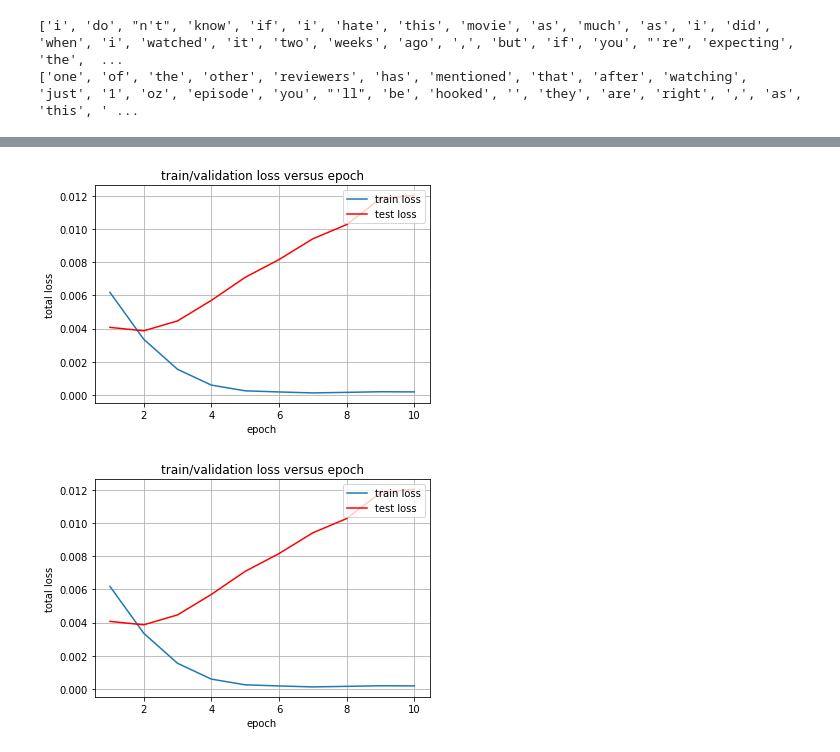
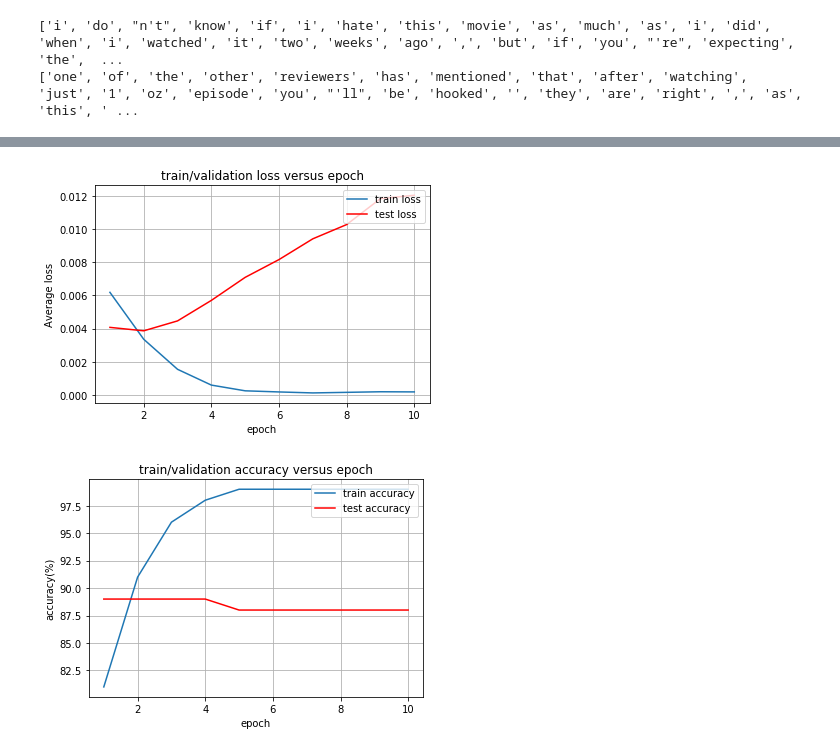
Before and after one commit to leohsuofnthu/Pytorch-TextCNN, a Jupyter notebook: textCNN_IMDB.ipynb, the cells around one changed output, grey strips where cells are left out. Saved outputs shown, nothing was run; the diff lists cells and outputs as text; code cells hidden in the pictures.

```diff
--- a/textCNN_IMDB.ipynb
+++ b/textCNN_IMDB.ipynb
@@ -254,27 +254,27 @@ Valid Epoch: 10          Loss: 0.012055357194940249      Accuracy: 88%
 # %%
     #plot train/validation loss versus epoch
     x = list(range(1, 10+1))
     plt.figure()
     plt.title("train/validation loss versus epoch")
     plt.xlabel("epoch")
-    plt.ylabel("total loss")
+    plt.ylabel("Average loss")
     plt.plot(x, train_loss,label="train loss")
     plt.plot(x, test_loss, color='red', label="test loss")
     plt.legend(loc='upper right')
     plt.grid(True)
     plt.show()
 
     #plot train/validation accuracy versus epoch
     x = list(range(1, 10+1))
     plt.figure()
-    plt.title("train/validation loss versus epoch")
+    plt.title("train/validation accuracy versus epoch")
     plt.xlabel("epoch")
-    plt.ylabel("total loss")
-    plt.plot(x, train_loss,label="train loss")
-    plt.plot(x, test_loss, color='red', label="test loss")
+    plt.ylabel("accuracy(%)")
+    plt.plot(x, train_acc,label="train accuracy")
+    plt.plot(x, test_acc, color='red', label="test accuracy")
     plt.legend(loc='upper right')
     plt.grid(True)
     plt.show()
 # %% [output]
-[figure, old version]
+[figure, new version]
-[figure, old version]
+[figure, new version]
```
